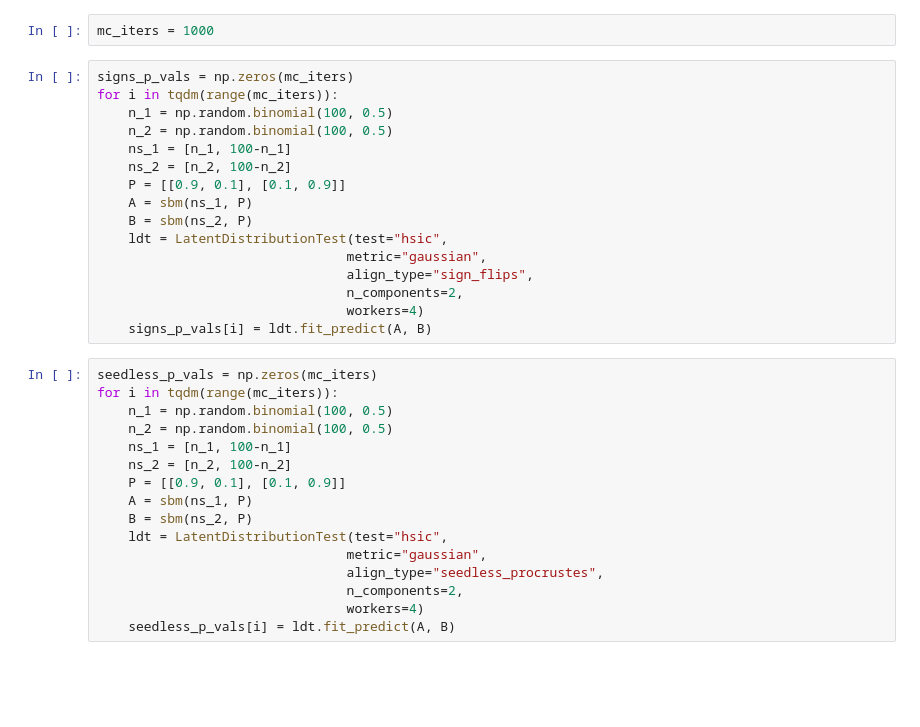
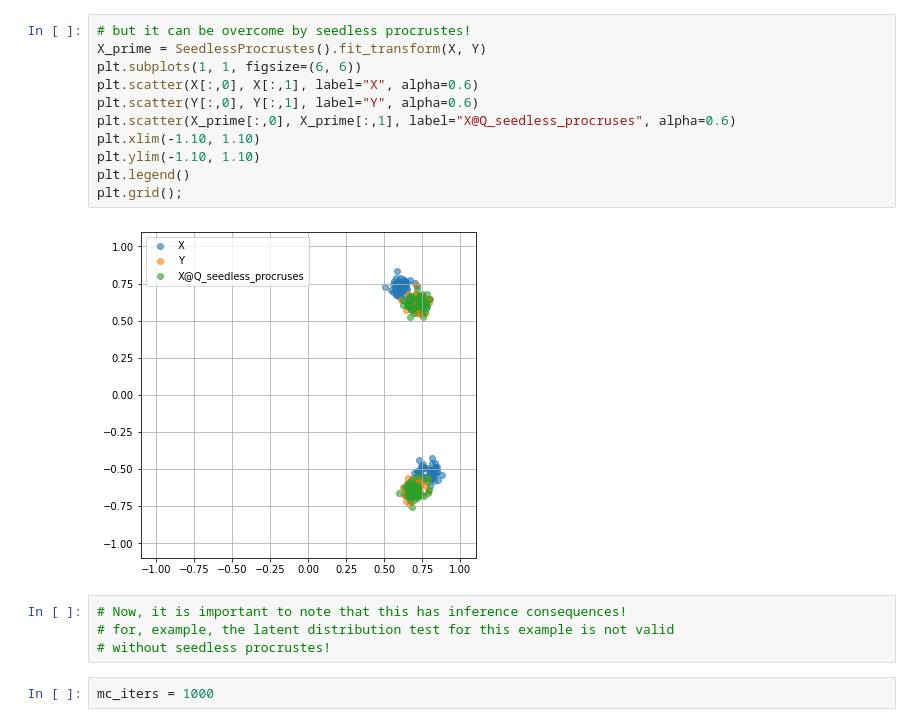
Before and after one commit to alyakin314/alyakin314.github.io, a Jupyter notebook: assets/seedless_2.ipynb, the cells around one changed output. Drawn from its saved outputs; the diff is of its cells as text; blank space fills up the shorter version.

```diff
--- a/assets/seedless_2.ipynb
+++ b/assets/seedless_2.ipynb
@@ -12,34 +55,19 @@ from graspy.simulations import sbm
+# %%
+# but it can be overcome by seedless procrustes!
+X_prime = SeedlessProcrustes().fit_transform(X, Y)
+plt.subplots(1, 1, figsize=(6, 6))
+plt.scatter(X[:,0], X[:,1], label="X", alpha=0.6)
+plt.scatter(Y[:,0], Y[:,1], label="Y", alpha=0.6)
+plt.scatter(X_prime[:,0], X_prime[:,1], label="X@Q_seedless_procruses", alpha=0.6)
+plt.xlim(-1.10, 1.10)
+plt.ylim(-1.10, 1.10)
+plt.legend()
+plt.grid();
+# %% [output]
+[figure, added]
+# %%
+# Now, it is important to note that this has inference consequences!
+# for, example, the latent distribution test for this example is not valid
+# without seedless procrustes!
 # %%
 mc_iters = 1000
-# %%
-signs_p_vals = np.zeros(mc_iters)
-for i in tqdm(range(mc_iters)):
-    n_1 = np.random.binomial(100, 0.5)
-    n_2 = np.random.binomial(100, 0.5)
-    ns_1 = [n_1, 100-n_1]
-    ns_2 = [n_2, 100-n_2]
-    P = [[0.9, 0.1], [0.1, 0.9]]
-    A = sbm(ns_1, P)
-    B = sbm(ns_2, P)
-    ldt = LatentDistributionTest(test="hsic",
-                                metric="gaussian",
-                                align_type="sign_flips",
-                                n_components=2,
-                                workers=4)
-    signs_p_vals[i] = ldt.fit_predict(A, B)
-# %%
-seedless_p_vals = np.zeros(mc_iters)
-for i in tqdm(range(mc_iters)):
-    n_1 = np.random.binomial(100, 0.5)
-    n_2 = np.random.binomial(100, 0.5)
-    ns_1 = [n_1, 100-n_1]
-    ns_2 = [n_2, 100-n_2]
-    P = [[0.9, 0.1], [0.1, 0.9]]
-    A = sbm(ns_1, P)
-    B = sbm(ns_2, P)
-    ldt = LatentDistributionTest(test="hsic",
-                                metric="gaussian",
-                                align_type="seedless_procrustes",
-                                n_components=2,
-                                workers=4)
-    seedless_p_vals[i] = ldt.fit_predict(A, B)
```
Also changed, not shown: parts of 9 cells of this notebook, 1 other file.
